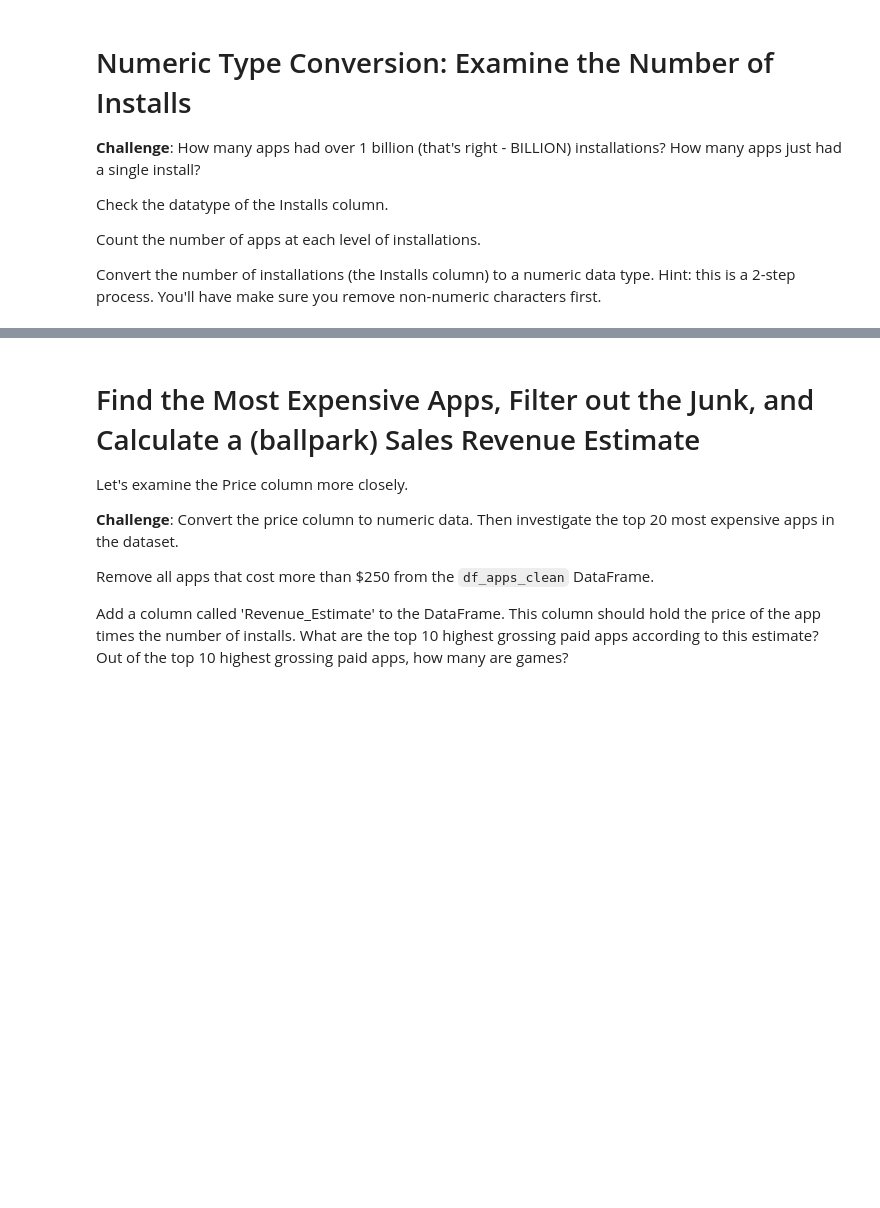
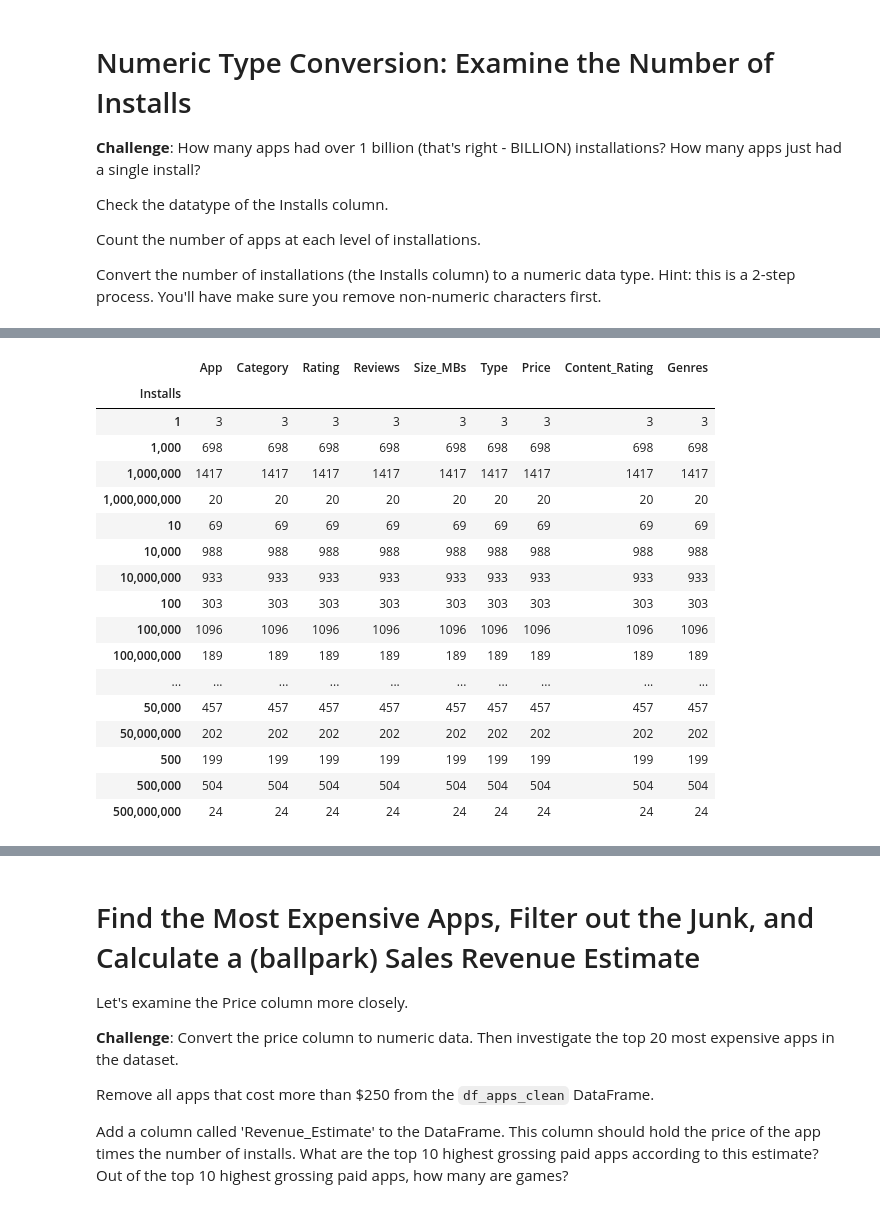
Before and after one commit to womaro/Story, a Jupyter notebook: Google_Play_Store_App_Analytics_(start).ipynb, the cells around one changed output, grey strips where cells are left out. Cells and saved outputs as stored; diff of their text form; code cells hidden in the pictures; blank space fills up the shorter version.

```diff
--- a/Google_Play_Store_App_Analytics_(start).ipynb
+++ b/Google_Play_Store_App_Analytics_(start).ipynb
@@ -249,0 +278,21 @@ Convert the number of installations (the Installs column) to a numeric data type
+# %%
+df_apps_clean.groupby('Installs').count()
+# %% [output]
+|  | App | Category | Rating | Reviews | Size_MBs | Type | Price | Content_Rating | Genres |
+| Installs |  |  |  |  |  |  |  |  |  |
+| 1 | 3 | 3 | 3 | 3 | 3 | 3 | 3 | 3 | 3 |
+| 1,000 | 698 | 698 | 698 | 698 | 698 | 698 | 698 | 698 | 698 |
+| 1,000,000 | 1417 | 1417 | 1417 | 1417 | 1417 | 1417 | 1417 | 1417 | 1417 |
+| 1,000,000,000 | 20 | 20 | 20 | 20 | 20 | 20 | 20 | 20 | 20 |
+| 10 | 69 | 69 | 69 | 69 | 69 | 69 | 69 | 69 | 69 |
+| 10,000 | 988 | 988 | 988 | 988 | 988 | 988 | 988 | 988 | 988 |
+| 10,000,000 | 933 | 933 | 933 | 933 | 933 | 933 | 933 | 933 | 933 |
+| 100 | 303 | 303 | 303 | 303 | 303 | 303 | 303 | 303 | 303 |
+| 100,000 | 1096 | 1096 | 1096 | 1096 | 1096 | 1096 | 1096 | 1096 | 1096 |
+| 100,000,000 | 189 | 189 | 189 | 189 | 189 | 189 | 189 | 189 | 189 |
+| ... | ... | ... | ... | ... | ... | ... | ... | ... | ... |
+| 50,000 | 457 | 457 | 457 | 457 | 457 | 457 | 457 | 457 | 457 |
+| 50,000,000 | 202 | 202 | 202 | 202 | 202 | 202 | 202 | 202 | 202 |
+| 500 | 199 | 199 | 199 | 199 | 199 | 199 | 199 | 199 | 199 |
+| 500,000 | 504 | 504 | 504 | 504 | 504 | 504 | 504 | 504 | 504 |
+| 500,000,000 | 24 | 24 | 24 | 24 | 24 | 24 | 24 | 24 | 24 |
```
Also changed, not shown: parts of 9 cells of this notebook.
